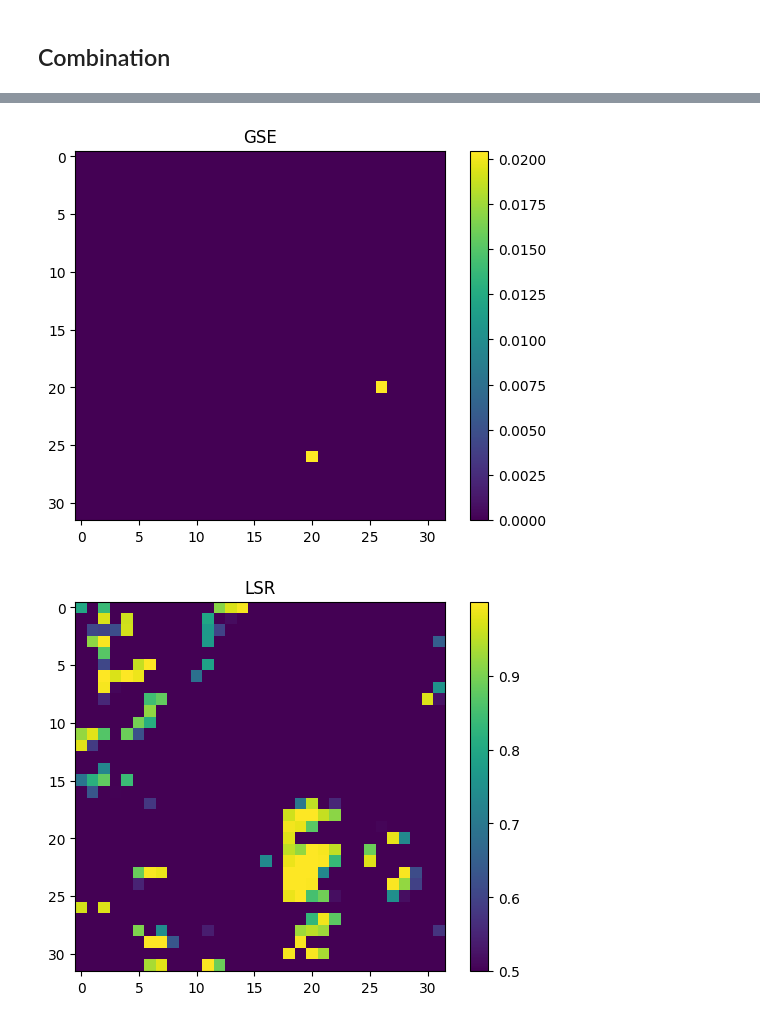
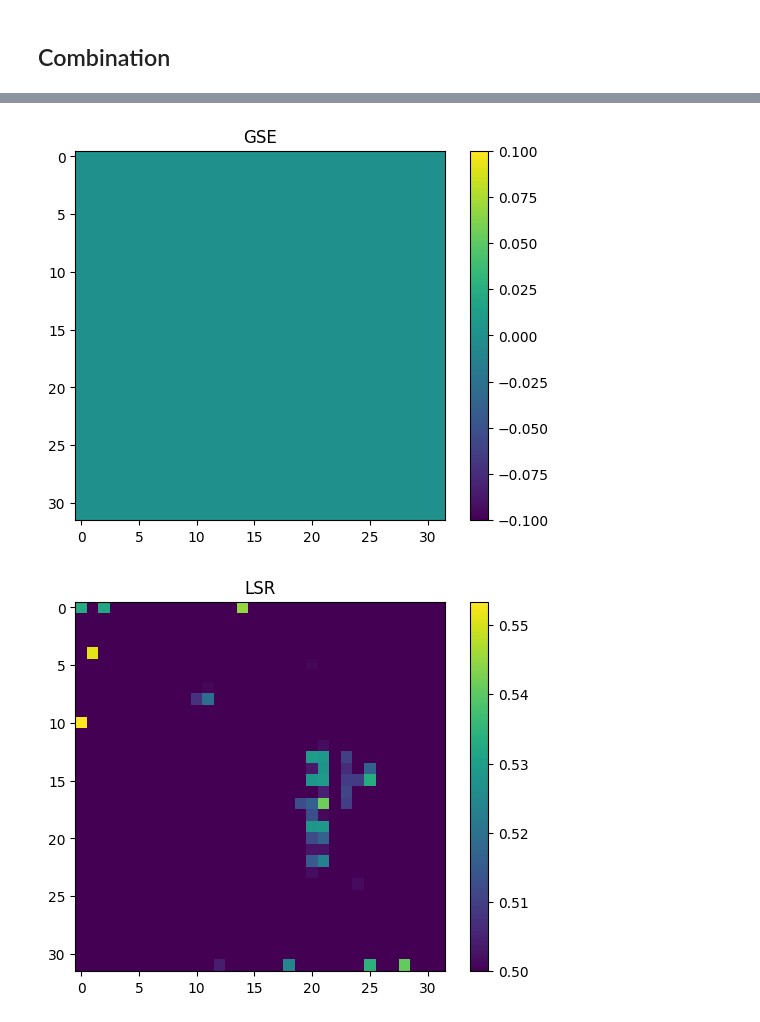
Before and after one commit to Vincent-Therrien/diurnal, a Jupyter notebook: demo/refinement.ipynb, the cells around one changed output, grey strips where cells are left out. Saved outputs shown, nothing was run; the diff lists cells and outputs as text; code cells hidden in the pictures.

```diff
--- a/demo/refinement.ipynb
+++ b/demo/refinement.ipynb
@@ -363,14 +395,41 @@ Sample subregions from the predictions and input data.
 # %%
 refiner_train_data, refiner_validation_data, refiner_test_data = format_refiner_data()
 
-from torch import nn, reshape, cat, stack, squeeze, Tensor
+from torch import nn, reshape, cat, stack, squeeze, Tensor, mean, ones_like, log
 import torch.nn.functional as F
+
+
+class CustomLoss(nn.Module):
+    def __init__(self):
+        super().__init__()
+        self.gamma_p = 0.1
+        self.gamma_n = 10
+    def forward(self, p, y):
+        """
+        L: Loss
+        y: True structure
+        p: Prediction
+        Lp: Positive loss (i.e. loss associated to 1 (paired) labels)
+        Ln: Negative loss (i.e. loss associated to 0 (unpaired) labels)
+        gp: Positive gamme focus parameter
+        gn: Negative gamme focus parameter
+
+        L = -y Lp - (1 - y)Ln
+
+        Lp = (1 - p)^gp log(p)
+        Ln = p^gn log(1 - p)
+
+        with gn > gp (emphasize the contribution of positive samples).
+        """
+        Lp = (ones_like(p) - p)**self.gamma_p * log(p)
+        Ln = p**self.gamma_n * log(ones_like(p) - p)
+        return (-1.0 * y * Lp - (ones_like(p) - y) * Ln).sum()
 
 
 class UNet2DRefiner(nn.Module):
     def __init__(self, n: int):
         super().__init__()
-        self.convInput = nn.Conv2d(2, 1, 1, padding="same")
+        self.convInput = nn.Conv2d(2, 1, 3, padding="same")
         self.conv1 = nn.Conv2d(2, 1, 3, padding="same")
         # Parameters.
         self.n = n
@@ -403,7 +462,7 @@ LSR = deep.NN(
     model=UNet2DRefiner(SUBDIVISION_SIZE),
     n_epochs=N_MAX_EPOCHS,
     optimizer=optim.Adam,
-    loss_fn=nn.CrossEntropyLoss,
+    loss_fn=CustomLoss,
     loss_fn_args=None,
     use_half=False,
     patience=5,
@@ -445,7 +509,7 @@ Arithmetic mean: 0.5056894140896099
 # %% [markdown]
 ## Combination
 # %%
-index = 1
+index = 0
 
 pp = train_data["input"][0][index]
 mask = train_data["mask"][index]
@@ -462,32 +526,33 @@ visualize.heatmap(real)
 # %%
 def refine(estimation: np.ndarray, potential_pairings: np.ndarray, model) -> np.ndarray:
     result = np.zeros((SIZE, SIZE))
     for v_stride in range(int(SIZE / SUBDIVISION_SIZE)):
         row = v_stride * SUBDIVISION_SIZE
         for h_stride in range(int(SIZE / SUBDIVISION_SIZE)):
             column = h_stride * SUBDIVISION_SIZE
             sub_estimation = estimation[
                 row:row + SUBDIVISION_SIZE, column:column + SUBDIVISION_SIZE
             ]
             sub_input = potential_pairings[
                 row:row + SUBDIVISION_SIZE, column:column + SUBDIVISION_SIZE
             ]
             prediction = model.predict([sub_estimation, sub_input])
             result[row:row + SUBDIVISION_SIZE, column:column + SUBDIVISION_SIZE] = prediction
     return result
 
 
 refined_area = LSR.predict([estimation[:32, :32], pp[:32, :32]])
 visualize.heatmap(estimation[:32, :32], "GSE")
 visualize.heatmap(refined_area, "LSR")
 visualize.heatmap(real[:32, :32], "T")
 
 
-refined_area = LSR.predict([estimation[32:64, 32:64], pp[32:64, 32:64]])
-visualize.heatmap(estimation[32:64, 32:64], "GSE")
+row, col = 0, 64
+refined_area = LSR.predict([estimation[row:row+32, col:col+32], pp[row:row+32, col:col+32]])
+visualize.heatmap(estimation[row:row+32, col:col+32], "GSE")
 visualize.heatmap(refined_area, "LSR")
-visualize.heatmap(real[32:64, 32:64], "T")
+visualize.heatmap(real[row:row+32, col:col+32], "T")
 # %% [output]
-[figure, old version]
+[figure, new version]
-[figure, old version]
+[figure, new version]
 [figure]
```
Also changed, not shown: parts of 9 cells of this notebook.
